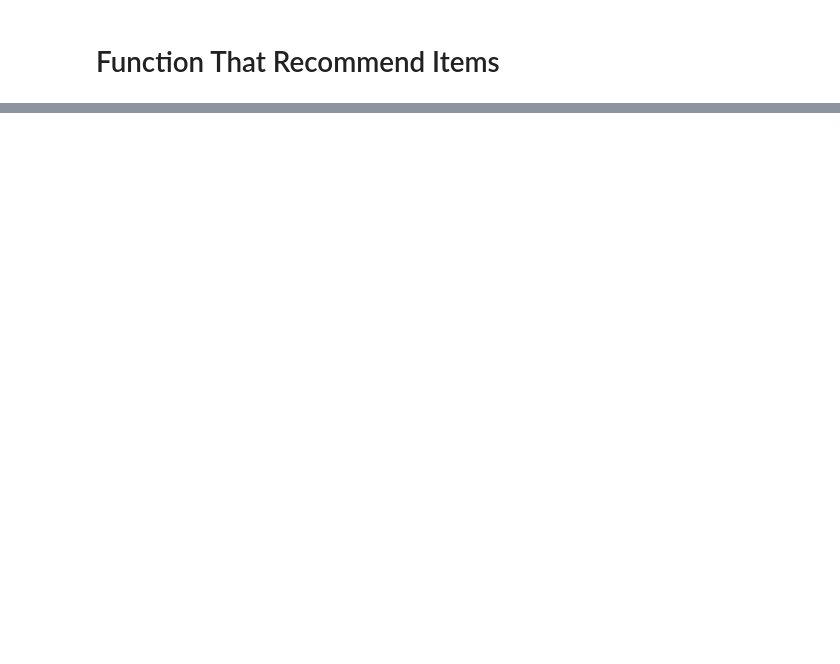
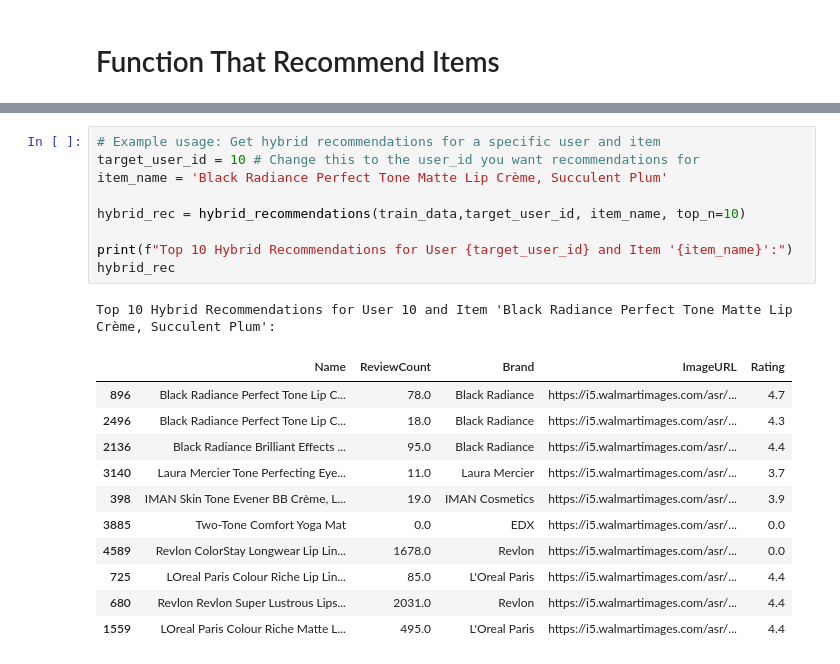
Before and after one commit to 611noorsaeed/E-Commerece-Recommendation-System-Machine-Learning-Product-Recommendation-system-, a Jupyter notebook: recommendations code.ipynb, the cells around one changed output, grey strips where cells are left out. Saved outputs shown, nothing was run; the diff lists cells and outputs as text; blank space fills up the shorter version.

```diff
--- a/recommendations code.ipynb
+++ b/recommendations code.ipynb
@@ -449,0 +482,22 @@ Top 5 recommendations for User 4:
+# %%
+# Example usage: Get hybrid recommendations for a specific user and item
+target_user_id = 10 # Change this to the user_id you want recommendations for
+item_name = 'Black Radiance Perfect Tone Matte Lip Crème, Succulent Plum'
+
+hybrid_rec = hybrid_recommendations(train_data,target_user_id, item_name, top_n=10)
+
+print(f"Top 10 Hybrid Recommendations for User {target_user_id} and Item '{item_name}':")
+hybrid_rec
+# %% [output]
+Top 10 Hybrid Recommendations for User 10 and Item 'Black Radiance Perfect Tone Matte Lip Crème, Succulent Plum':
+|  | Name | ReviewCount | Brand | ImageURL | Rating |
+| 896 | Black Radiance Perfect Tone Lip C... | 78.0 | Black Radiance | https://i5.walmartimages.com/asr/... | 4.7 |
+| 2496 | Black Radiance Perfect Tone Lip C... | 18.0 | Black Radiance | https://i5.walmartimages.com/asr/... | 4.3 |
+| 2136 | Black Radiance Brilliant Effects ... | 95.0 | Black Radiance | https://i5.walmartimages.com/asr/... | 4.4 |
+| 3140 | Laura Mercier Tone Perfecting Eye... | 11.0 | Laura Mercier | https://i5.walmartimages.com/asr/... | 3.7 |
+| 398 | IMAN Skin Tone Evener BB Crème, L... | 19.0 | IMAN Cosmetics | https://i5.walmartimages.com/asr/... | 3.9 |
+| 3885 | Two-Tone Comfort Yoga Mat | 0.0 | EDX | https://i5.walmartimages.com/asr/... | 0.0 |
+| 4589 | Revlon ColorStay Longwear Lip Lin... | 1678.0 | Revlon | https://i5.walmartimages.com/asr/... | 0.0 |
+| 725 | LOreal Paris Colour Riche Lip Lin... | 85.0 | L'Oreal Paris | https://i5.walmartimages.com/asr/... | 4.4 |
+| 680 | Revlon Revlon Super Lustrous Lips... | 2031.0 | Revlon | https://i5.walmartimages.com/asr/... | 4.4 |
+| 1559 | LOreal Paris Colour Riche Matte L... | 495.0 | L'Oreal Paris | https://i5.walmartimages.com/asr/... | 4.4 |
```
Also changed, not shown: parts of 5 cells of this notebook.
